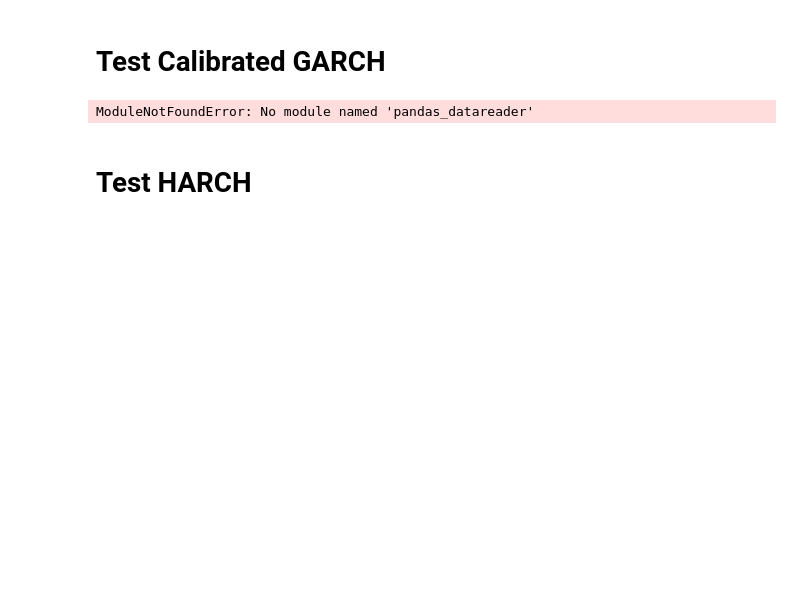
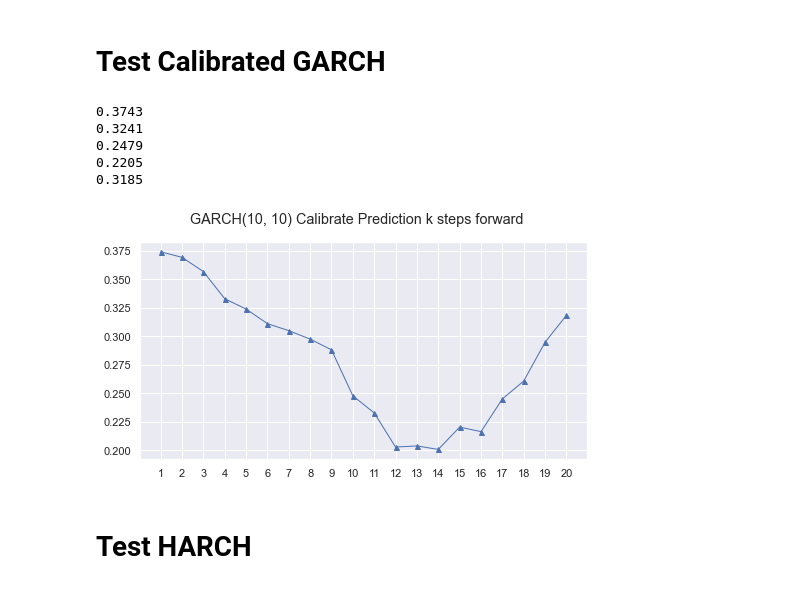
Before and after one commit to BobZiyangDing/EchoStateNeuralStochasticVolatilityHestonModel, a Jupyter notebook: experiment/CompareModel.ipynb, the cells around one changed output. Drawn from its saved outputs; the diff is of its cells as text; code cells hidden in the pictures; blank space fills up the shorter version.

```diff
--- a/experiment/CompareModel.ipynb
+++ b/experiment/CompareModel.ipynb
@@ -376,11 +427,6 @@ print("{:.4f}".format(test_error_traj_garch[19]))
 # %% [markdown]
 # Test Calibrated GARCH
 # %%
-from arch import arch_model
-import datetime as dt
-import pandas_datareader.data as web
-from IPython.utils import io
-
 forward_k = 20
 
 returns = []
@@ -399,7 +445,7 @@ for day in list(test_data.keys()):
     index.append(day)
 last_test_date = list(test_data.keys())[-1]
 
-start = dt.datetime(2018,1,1)
+start = dt.datetime(2015,1,1)
 end = last_test_date
 sp500 = web.get_data_yahoo('^GSPC', start=start, end=end)
 returns = sp500['Adj Close'].pct_change().dropna()
@@ -417,56 +463,62 @@ prediction.tail()
 
 bday_p_year = 252
 
-test_error_traj_garch = []
+test_error_traj_garch_calib = []
 
 for k in range(1, min(forward_k, num_test_day)+1):
     column_name = "h.{:02d}".format(k)
     column = prediction[[column_name, "Date"]]
-    k_step_test_error_garch = []
+    k_step_test_error_garch_calib = []
     for i, base_date in enumerate(column["Date"].values):
         base_date_idx = index.index(base_date)
         try:
             pred_date = index[base_date_idx+k]
-            pred_vol = math.sqrt(column[column_name].iloc[i]) +0.001
+            pred_vol = math.sqrt(column[column_name].iloc[i]) -0.0021
         except IndexError:
             break
 
         pred_date_p = test_data[pred_date][3]
         pred_date_r = test_data[pred_date][1] / bday_p_year
         pred_date_K = test_data[pred_date][0]["strike_price"].values
         today = [d.date() for d in test_data[pred_date][0]["date"]]
         expireday = [d.date() for d in test_data[pred_date][0]["exdate"]]
         pred_date_T = np.busday_count(today, expireday)
         pred_date_y = test_data[pred_date][0]["spotclose"].values
 
-        pred_price_garch = BSf(pred_vol,
+        pred_price_garch_calib = BSf(pred_vol,
                                p_t=pred_date_p,
                                r_t=pred_date_r,
                                K_t=pred_date_K,
                                T_t=pred_date_T)
 
-        pred_error_garch = np.average(np.abs(pred_price_garch-pred_date_y) / pred_date_y)
+        pred_error_garch_calib = np.average(np.abs(pred_price_garch_calib-pred_date_y) / pred_date_y)
 
-        k_step_test_error_garch.append(pred_error_garch)
-    test_error_traj_garch.append( np.average(k_step_test_error_garch ))
+        k_step_test_error_garch_calib.append(pred_error_garch_calib)
+    test_error_traj_garch_calib.append( np.average(k_step_test_error_garch_calib ))
 
 sns.set()
 fig = plt.figure(figsize=(8,4))
-xlabel = list(range(len(test_error_traj_garch)+1))
-fig.suptitle("GARCH(10, 10) Prediction k steps forward")
+xlabel = list(range(len(test_error_traj_garch_calib)+1))
+fig.suptitle("GARCH(10, 10) Calibrate Prediction k steps forward")
 plt.xticks(xlabel)
-plt.plot([_+1 for _ in range(forward_k)], test_error_traj_garch, marker ='^', markersize=5, linewidth=1)
+plt.plot([_+1 for _ in range(forward_k)], test_error_traj_garch_calib, marker ='^', markersize=5, linewidth=1)
+plt.savefig("./output_fig/GARCH_calib_results.jpg")
 fig.show()
 
 
-# errors_to_save.append(test_error_traj_garch)
-print("{:.4f}".format(test_error_traj_garch[0]))
-print("{:.4f}".format(test_error_traj_garch[4]))
-print("{:.4f}".format(test_error_traj_garch[9]))
-print("{:.4f}".format(test_error_traj_garch[14]))
-print("{:.4f}".format(test_error_traj_garch[19]))
+# errors_to_save.append(test_error_traj_garch_calib)
+print("{:.4f}".format(test_error_traj_garch_calib[0]))
+print("{:.4f}".format(test_error_traj_garch_calib[4]))
+print("{:.4f}".format(test_error_traj_garch_calib[9]))
+print("{:.4f}".format(test_error_traj_garch_calib[14]))
+print("{:.4f}".format(test_error_traj_garch_calib[19]))
 # %% [output]
-ModuleNotFoundError: No module named 'pandas_datareader'
+0.3743
+0.3241
+0.2479
+0.2205
+0.3185
+[figure, added]
 # %% [markdown]
 # Test HARCH
 # %%
```
Also changed, not shown: parts of 18 cells of this notebook.
